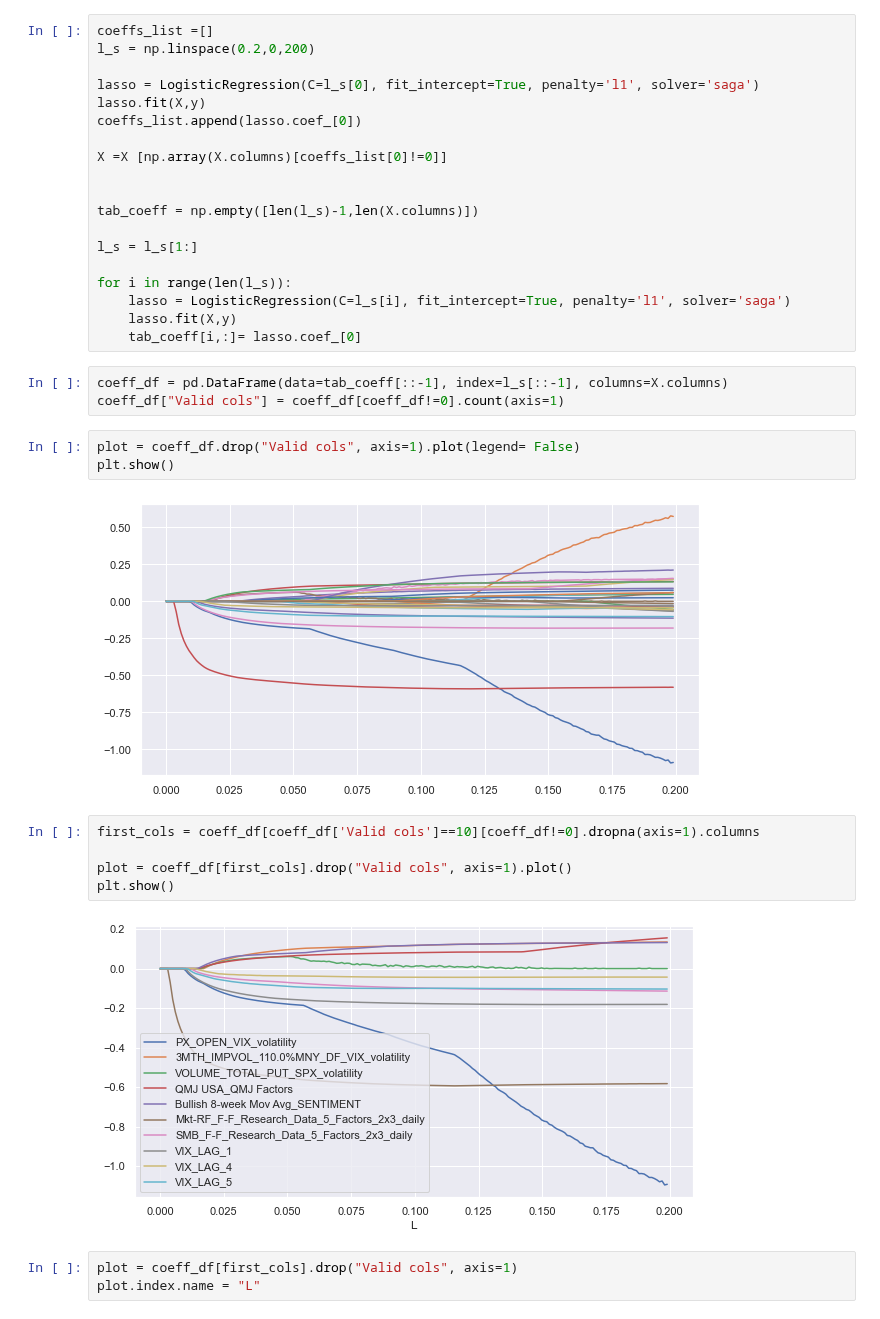
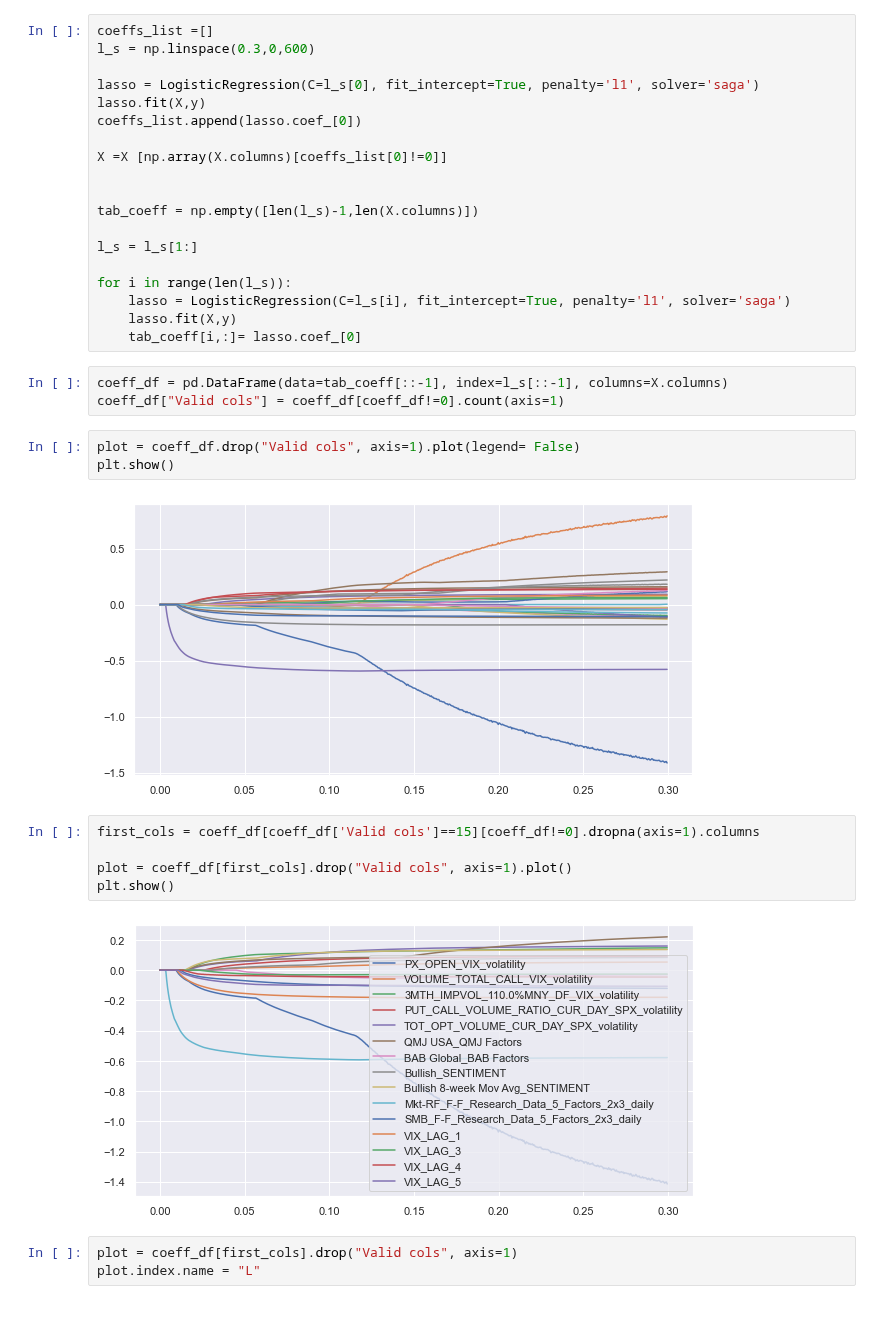
Before and after one commit to g0bel1n/VIX_predictions, a Jupyter notebook: analysis/lasso_feature_selection_graphics_modif_thomas.ipynb, the cells around one changed output. Cells and saved outputs as stored; diff of their text form.

```diff
--- a/analysis/lasso_feature_selection_graphics_modif_thomas.ipynb
+++ b/analysis/lasso_feature_selection_graphics_modif_thomas.ipynb
@@ -41,7 +41,7 @@ selected_cols = selec_model.get_feature_names_out()
 X= X[selected_cols]
 # %%
 coeffs_list =[]
-l_s = np.linspace(0.2,0,200)
+l_s = np.linspace(0.3,0,600)
 
 lasso = LogisticRegression(C=l_s[0], fit_intercept=True, penalty='l1', solver='saga')
 lasso.fit(X,y)
@@ -65,14 +65,14 @@ coeff_df["Valid cols"] = coeff_df[coeff_df!=0].count(axis=1)
 plot = coeff_df.drop("Valid cols", axis=1).plot(legend= False)
 plt.show()
 # %% [output]
-[figure, old version]
+[figure, new version]
 # %%
-first_cols = coeff_df[coeff_df['Valid cols']==10][coeff_df!=0].dropna(axis=1).columns
+first_cols = coeff_df[coeff_df['Valid cols']==15][coeff_df!=0].dropna(axis=1).columns
 
 plot = coeff_df[first_cols].drop("Valid cols", axis=1).plot()
 plt.show()
 # %% [output]
-[figure, old version]
+[figure, new version]
 # %%
 plot = coeff_df[first_cols].drop("Valid cols", axis=1)
 plot.index.name = "L"
```
Also changed, not shown: 1 other file.
